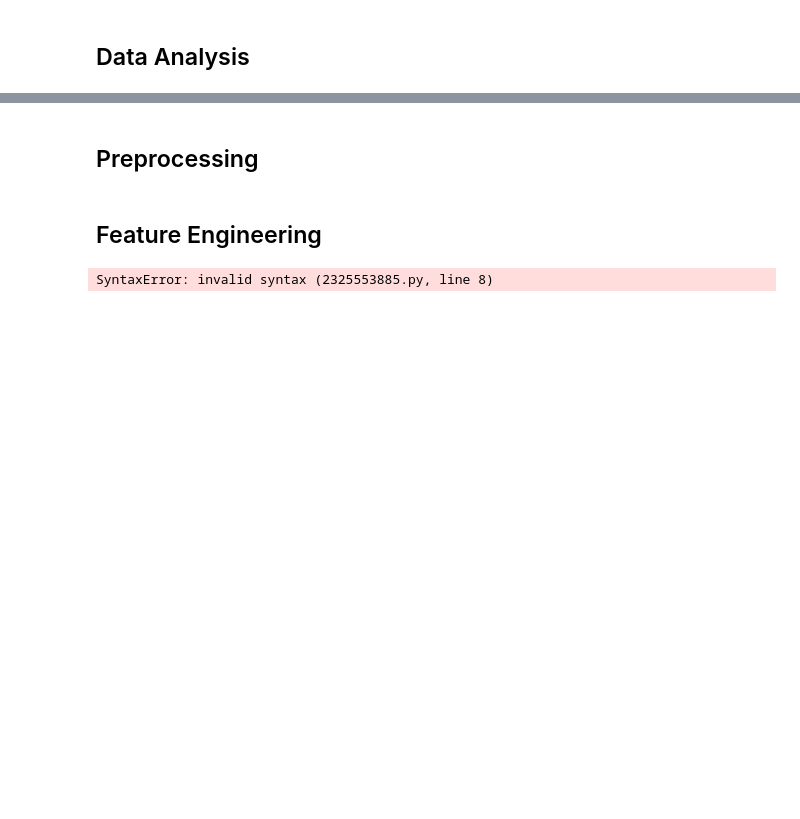
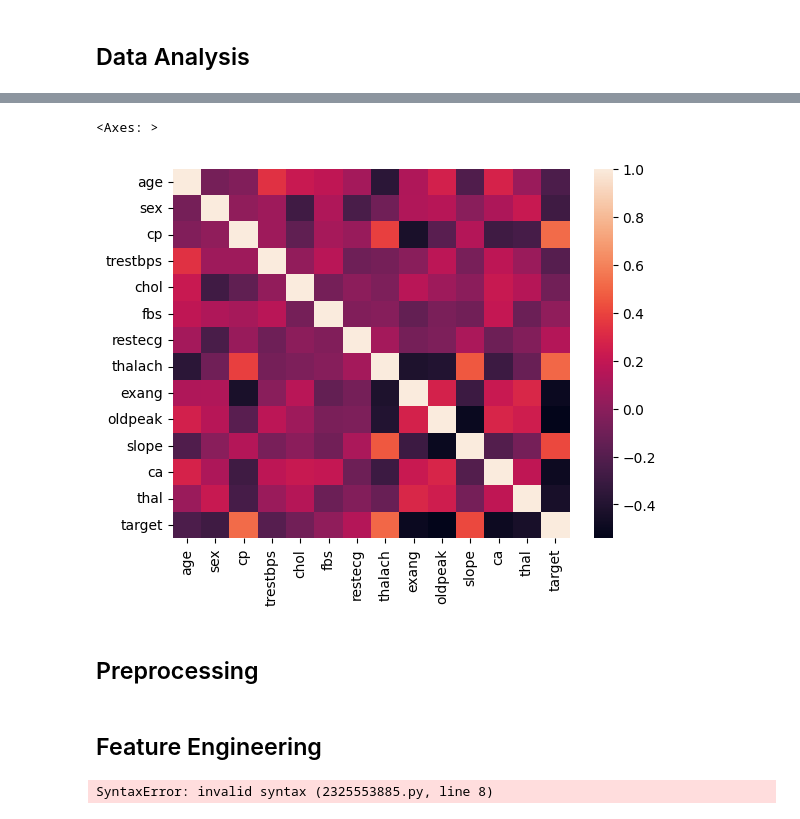
Before and after one commit to Likelipop/Introduction-to-ML, a Jupyter notebook: Homework Form.ipynb, the cells around one changed output, grey strips where cells are left out. Drawn from its saved outputs; the diff is of its cells as text; code cells hidden in the pictures; blank space fills up the shorter version.

```diff
--- a/Homework Form.ipynb
+++ b/Homework Form.ipynb
@@ -47,3 +148,8 @@ df = pd.read_csv(PATH)
+# %%
+sns.heatmap(df.corr())
+# %% [output]
+<Axes: >
+[figure, added]
 # %% [markdown]
 ## Preprocessing
 # %%
```
Also changed, not shown: parts of 12 cells of this notebook.
